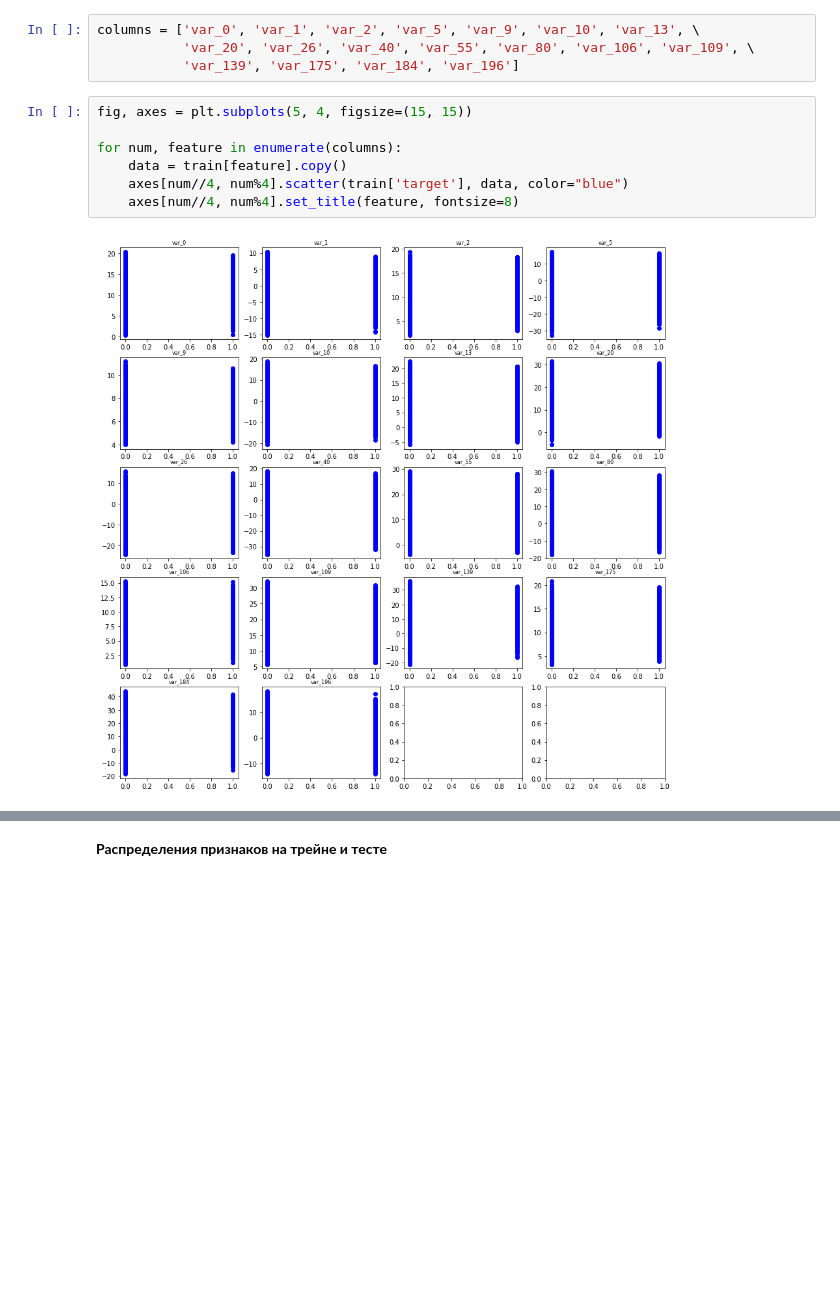
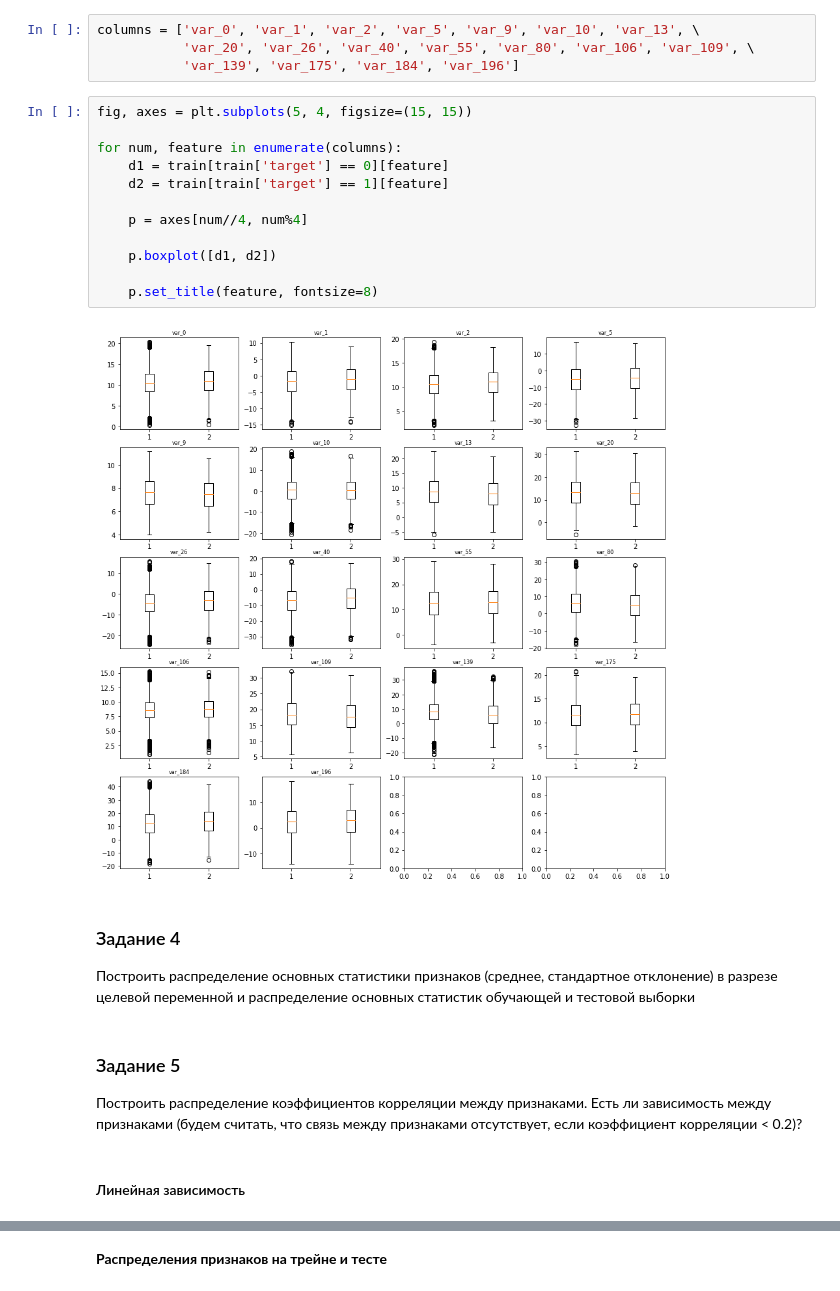
Before and after one commit to fogugy/gb_kaggle, a Jupyter notebook: hw1.ipynb, the cells around one changed output, grey strips where cells are left out. Cells and saved outputs as stored; diff of their text form; blank space fills up the shorter version.

```diff
--- a/hw1.ipynb
+++ b/hw1.ipynb
@@ -174,9 +174,22 @@ columns = ['var_0', 'var_1', 'var_2', 'var_5', 'var_9', 'var_10', 'var_13', \
 # %%
 fig, axes = plt.subplots(5, 4, figsize=(15, 15))
 
 for num, feature in enumerate(columns):
-    data = train[feature].copy()
-    axes[num//4, num%4].scatter(train['target'], data, color="blue")
-    axes[num//4, num%4].set_title(feature, fontsize=8)
+    d1 = train[train['target'] == 0][feature]
+    d2 = train[train['target'] == 1][feature]
+
+    p = axes[num//4, num%4]
+
+    p.boxplot([d1, d2])
+
+    p.set_title(feature, fontsize=8)
 # %% [output]
-[figure, old version]
+[figure, new version]
+# %% [markdown]
+### Задание 4
+Построить распределение основных статистики признаков (среднее, стандартное отклонение) в разрезе целевой переменной и распределение основных статистик обучающей и тестовой выборки
+# %% [markdown]
+### Задание 5
+Построить распределение коэффициентов корреляции между признаками. Есть ли зависимость между признаками (будем считать, что связь между признаками отсутствует, если коэффициент корреляции < 0.2)?
+# %% [markdown]
+#### Линейная зависимость
```
Also changed, not shown: parts of 17 cells of this notebook, 1 other file.
